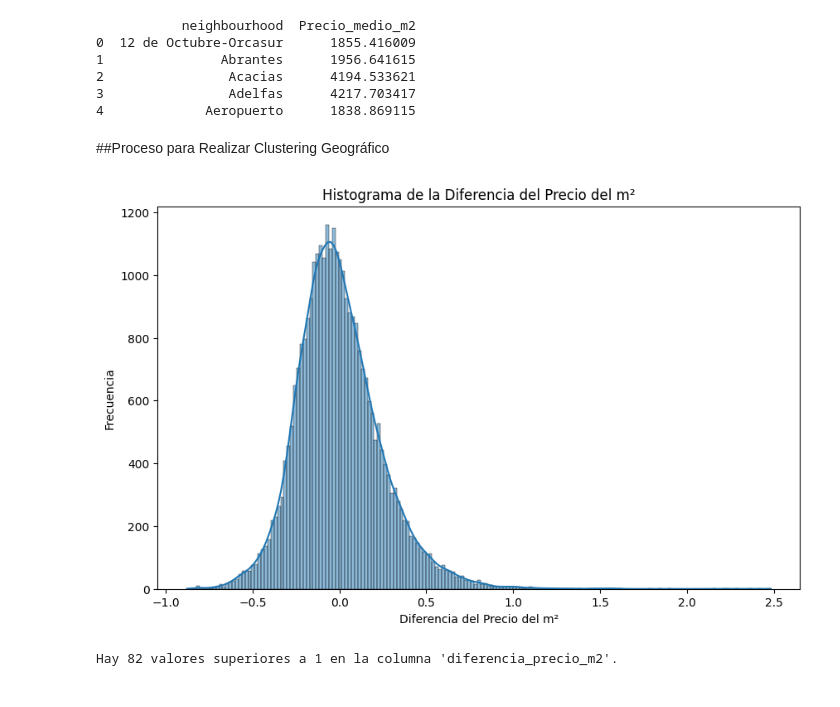
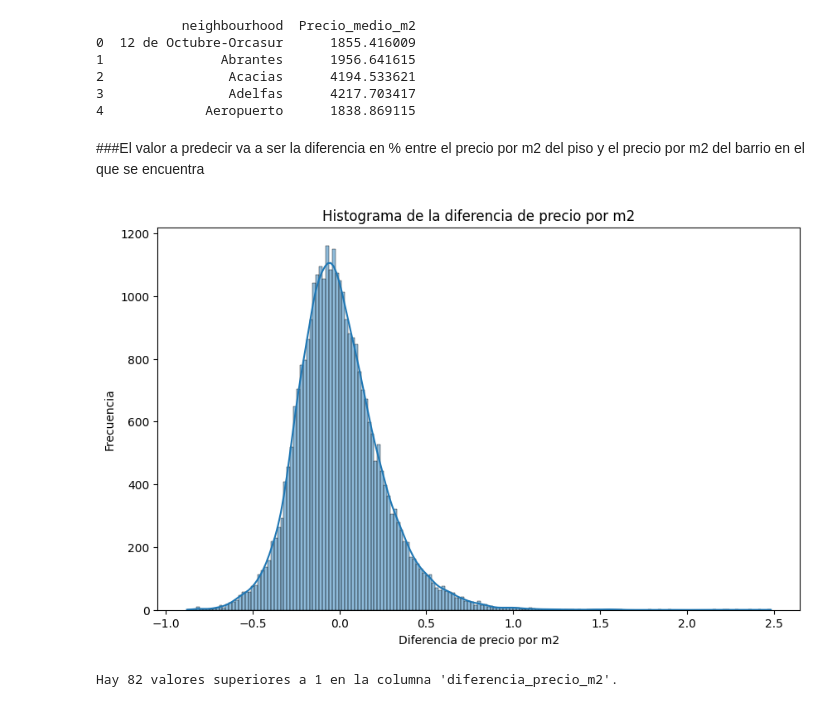
Before and after one commit to edouardor/Idealista_2024, a Jupyter notebook: Notebooks/Idealista Madrid github.ipynb, the cells around one changed output. Cells and saved outputs as stored; diff of their text form; code cells hidden in the pictures.

```diff
--- a/Notebooks/Idealista Madrid github.ipynb
+++ b/Notebooks/Idealista Madrid github.ipynb
@@ -175,28 +172,0 @@ plt.show()
-# %%
-# prompt: haz un histograma con el logaritmo de la variable PRICE, y añádele una curva con una distribución normal
-
-import matplotlib.pyplot as plt
-import seaborn as sns
-import numpy as np
-
-# Assuming 'df' is your DataFrame and it has a column named 'PRICE'
-# and that you have already performed the necessary filtering (df = df[df['ROOMNUMBER'] <= 20])
-
-# Calculate the logarithm of the price
-df['log_PRICE'] = np.log1p(df['PRICE']) # Use np.log1p to handle zero values
-
-plt.figure(figsize=(10, 6))
-sns.histplot(df['log_PRICE'], kde=True)  # Histogram of log-transformed prices
-
-# Add a normal distribution curve
-from scipy.stats import norm
-mu, std = norm.fit(df['log_PRICE'])
-xmin, xmax = plt.xlim()
-x = np.linspace(xmin, xmax, 100)
-p = norm.pdf(x, mu, std)
-plt.plot(x, p * len(df['log_PRICE']) * (xmax - xmin) / 100, 'r', linewidth=2) # Scale the curve
-
-plt.title('Histogram of Logarithm of Housing Prices with Normal Distribution')
-plt.xlabel('Logarithm of Price')
-plt.ylabel('Frequency')
-plt.show()
@@ -223,27 +191,24 @@ print(precio_medio_barrio.head())
 # Fusionar el DataFrame original con el DataFrame de precios medios por barrio
 df = pd.merge(df, precio_medio_barrio, on='neighbourhood', how='left')
 # %% [markdown]
-##Proceso para Realizar Clustering Geográfico
+###El valor a predecir va a ser la diferencia en % entre el precio por m2 del piso y el precio por m2 del barrio en el que se encuentra
 # %%
 # prompt: pon una columna con (UNITPRICE - Precio_medio_m2)/Precio_medio_m2
 
 # Calculate the new column
 df['diferencia_precio_m2'] = (df['UNITPRICE'] - df['Precio_medio_m2']) / df['Precio_medio_m2']
-# %%
-# prompt: haz un histograma con esta columna
-
-import matplotlib.pyplot as plt
-import seaborn as sns
-
-# Assuming 'df' is your DataFrame and it has a column named 'diferencia_precio_m2'
-plt.figure(figsize=(10, 6))
-sns.histplot(df['diferencia_precio_m2'], kde=True)
-plt.title('Histograma de la Diferencia del Precio del m²')
-plt.xlabel('Diferencia del Precio del m²')
-plt.ylabel('Frecuencia')
-plt.show()
-# %% [output]
-[figure, removed]
+# %%
+# prompt: haz un histograma con la columna diferencia_precio_m2 añadiendo una curva normal
+
+# Plot the histogram with a normal curve
+plt.figure(figsize=(10, 6))
+sns.histplot(df['diferencia_precio_m2'], kde=True)  # kde=True adds the normal curve
+plt.title('Histograma de la diferencia de precio por m2')
+plt.xlabel('Diferencia de precio por m2')
+plt.ylabel('Frecuencia')
+plt.show()
+# %% [output]
+[figure, added]
 # %%
 # prompt: dime cuantos valores hay superiores a 1
 
```
Also changed, not shown: parts of 63 cells of this notebook.
